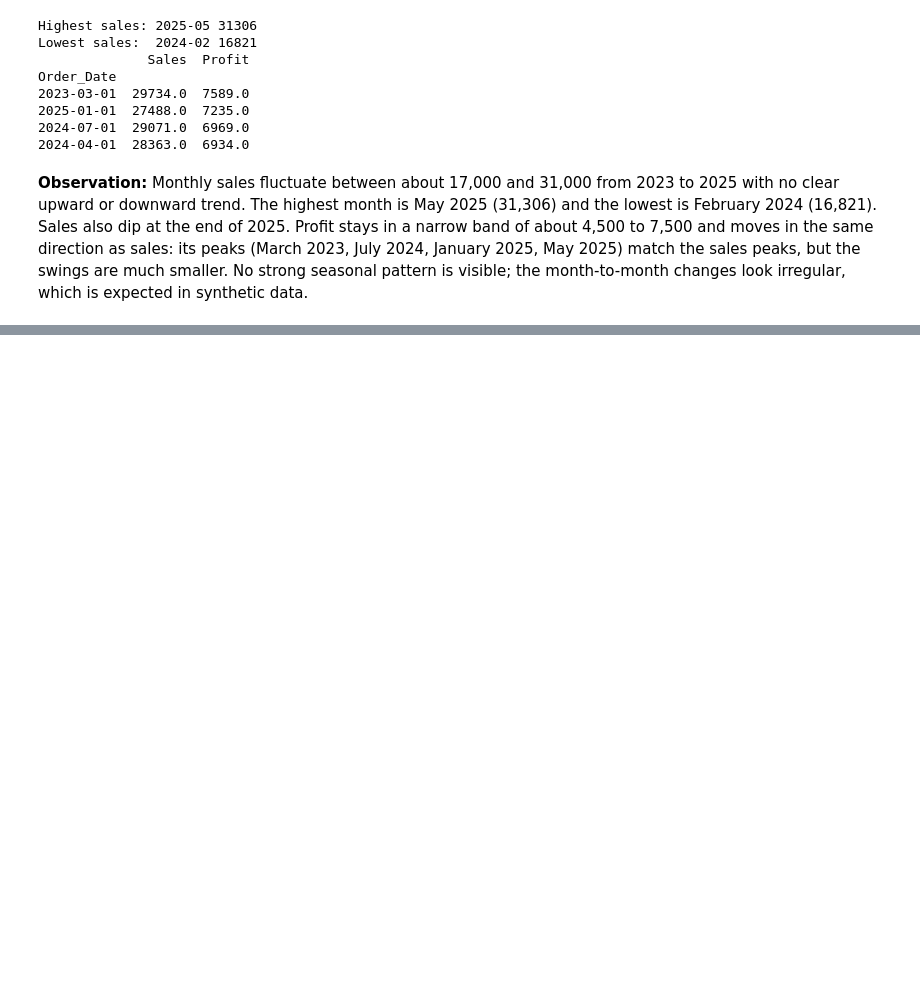
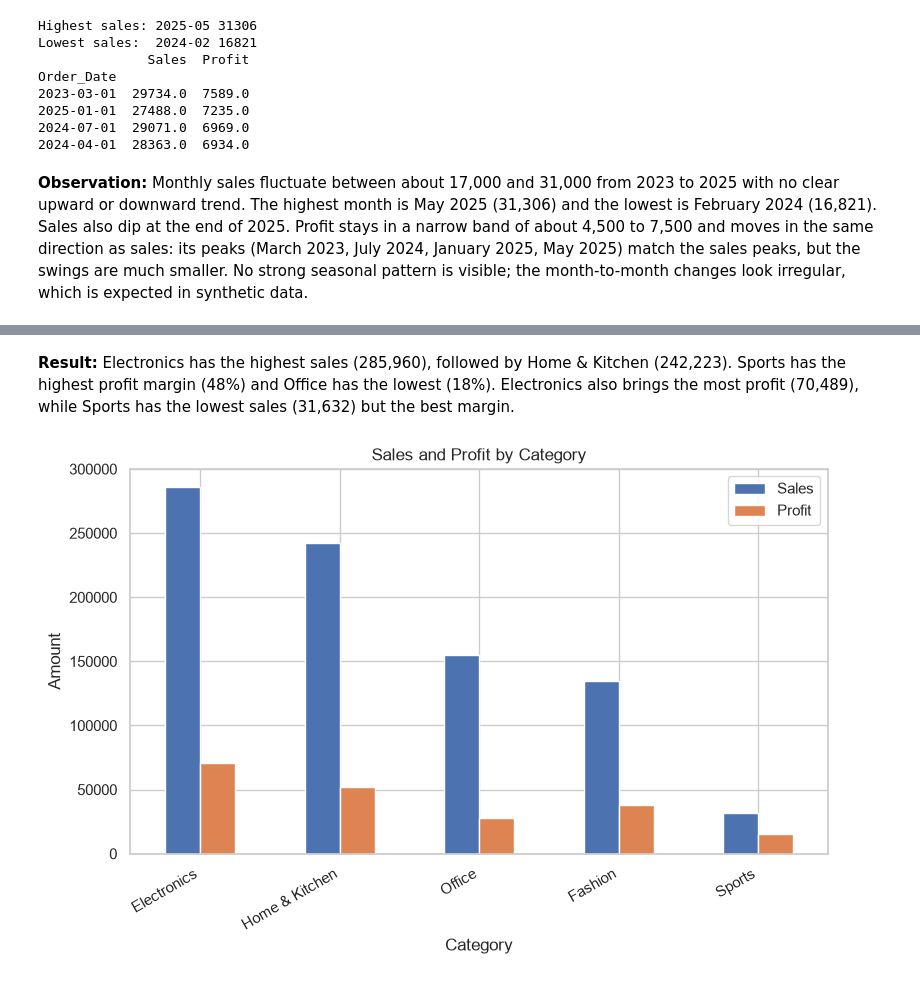
Before and after one commit to ariful3551/Ecommerce-Orders-Analysis, a Jupyter notebook: notebooks/03_eda_visualization.ipynb, the cells around one changed output, grey strips where cells are left out. Cells and saved outputs as stored; diff of their text form; code cells hidden in the pictures; blank space fills up the shorter version.

Commit message:
Add sales and profit by category with observation

```diff
--- a/notebooks/03_eda_visualization.ipynb
+++ b/notebooks/03_eda_visualization.ipynb
@@ -138,0 +142,7 @@ Order_Date
+# %%
+def summarize(col):
+    t = sales_df.groupby(col)[["Sales", "Profit"]].sum()
+    t["Margin_%"] = (t["Profit"] / t["Sales"] * 100).round(1)
+    return t.sort_values("Sales", ascending=False).round({"Sales": 0, "Profit": 0, "Margin_%": 1})
+cat_summary = summarize("Category")
+cat_summary
@@ -138,0 +157,12 @@ Order_Date
+# %% [markdown]
+**Result:** Electronics has the highest sales (285,960), followed by Home & Kitchen (242,223). Sports has the highest profit margin (48%) and Office has the lowest (18%). Electronics also brings the most profit (70,489), while Sports has the lowest sales (31,632) but the best margin.
+# %%
+ax = cat_summary[["Sales", "Profit"]].plot(kind="bar")
+ax.set_title("Sales and Profit by Category")
+ax.set_xlabel("Category")
+ax.set_ylabel("Amount")
+plt.xticks(rotation=30, ha="right")
+plt.savefig("../reports/figures/02_sales_profit_by_category.png", dpi=150, bbox_inches="tight")
+plt.show()
+# %% [output]
+[figure, added]
```
Also changed, not shown: parts of 3 cells of this notebook, 1 other file.
